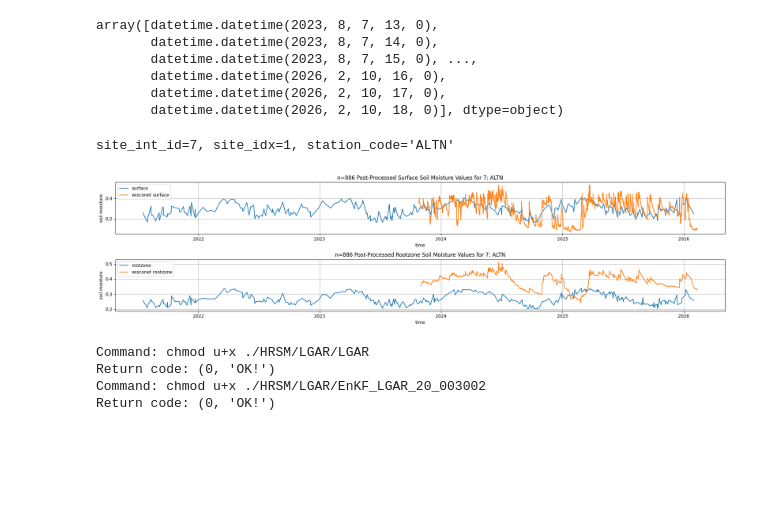
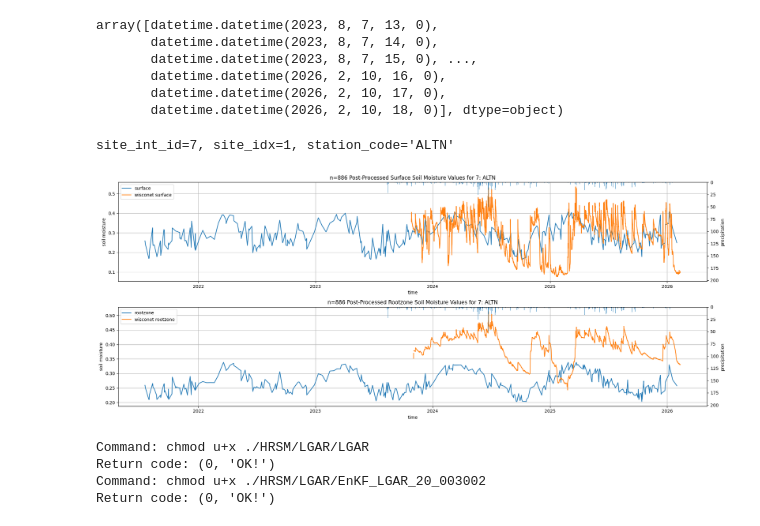
Before and after one commit to ilmcconnell/HRSM, a Jupyter notebook: HRSM_MAPPING_ML_pipeline_multiplePoints_lgar_inputs.ipynb, the cells around one changed output. Drawn from its saved outputs; the diff is of its cells as text; code cells hidden in the pictures; blank space fills up the shorter version.

Commit message:
Plot Comparison including precipitation

```diff
--- a/HRSM_MAPPING_ML_pipeline_multiplePoints_lgar_inputs.ipynb
+++ b/HRSM_MAPPING_ML_pipeline_multiplePoints_lgar_inputs.ipynb
@@ -4066,38 +4066,52 @@ sorted_wisconet_sm_site_arr = wisconet_sm_site_arr[sorted_indicies]
 time_points_wisconet_sm_site_arr = sorted_wisconet_sm_site_arr[:, 2]
 sly_sm_wisconet_site_arr = sorted_wisconet_sm_site_arr[:, 3]
 rly_sm_wisconet_site_arr = sorted_wisconet_sm_site_arr[:, 8]
+precipitation_wisconet_site_arr = sorted_wisconet_sm_site_arr[:, 9]
 
 sly_n_obs = non_nan_ssm_sl_arr2D_site.shape[0]
 rly_n_obs = non_nan_ssm_rly_arr2D_site.shape[0]
 
 # plot using object-oriented API
-fig, axes = plt.subplots(2, 1, figsize=(20, 5))
+fig, axes = plt.subplots(2, 1, figsize=(20, 8))
 ax = axes[0]
 ax.plot(time_points_non_nan, non_nan_ssm_sl_arr2D_site,  label="surface")
 ax.plot(time_points_wisconet_sm_site_arr, sly_sm_wisconet_site_arr, label="wisconet surface")
 ax.set_title(f"n={sly_n_obs} Post-Processed Surface Soil Moisture Values for {site_int_id}: {station_code}")
 ax.set_xlabel("time")
 ax.set_ylabel("soil moisture")
 ax.legend(loc="upper left")
 ax.grid(True)
 
+ax2 = ax.twinx()
+bar_max = max(precipitation_wisconet_site_arr)
+ax2.set_ylim(bar_max * 4, 0)  # Invert and scale precip - clear sm plots
+ax2.bar(time_points_wisconet_sm_site_arr, precipitation_wisconet_site_arr, label="daily total precip (mm)")
+ax2.set_ylabel("precipitation")
+
 ax = axes[1]
 ax.plot(time_points_non_nan, non_nan_ssm_rly_arr2D_site,  label="rootzone")
 ax.plot(time_points_wisconet_sm_site_arr, rly_sm_wisconet_site_arr, label="wisconet rootzone")
 ax.set_title(f"n={rly_n_obs} Post-Processed Rootzone Soil Moisture Values for {site_int_id}: {station_code}")
 ax.set_xlabel("time")
 ax.set_ylabel("soil moisture")
 ax.legend(loc="upper left")
 ax.grid(True)
+
+ax2 = ax.twinx()
+bar_max = max(precipitation_wisconet_site_arr)
+ax2.set_ylim(bar_max * 4, 0)  # Invert and scale precip - clear sm plots
+ax2.bar(time_points_wisconet_sm_site_arr, precipitation_wisconet_site_arr, label="daily total precip (mm)")
+ax2.set_ylabel("precipitation")
+
 # ax.set_xticks(tick_labels)
 # ax.xaxis.set_major_formatter(mdates.DateFormatter('%Y-%m-%d %H:%M'))
 # plt.xticks(rotation=45, ha='right')
 
 plt.tight_layout()
 plt.show()
 # %% [output]
 site_int_id=7, site_idx=1, station_code='ALTN'
-[figure, old version]
+[figure, new version]
 # %%
 # @title now data is ready to be fed to LGAR for process model hourly simulations
 # %%
```
Also changed, not shown: parts of 3 cells of this notebook.
